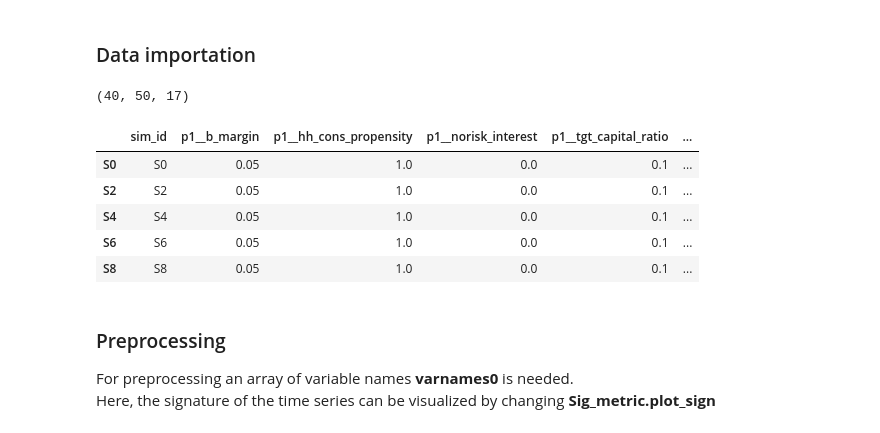
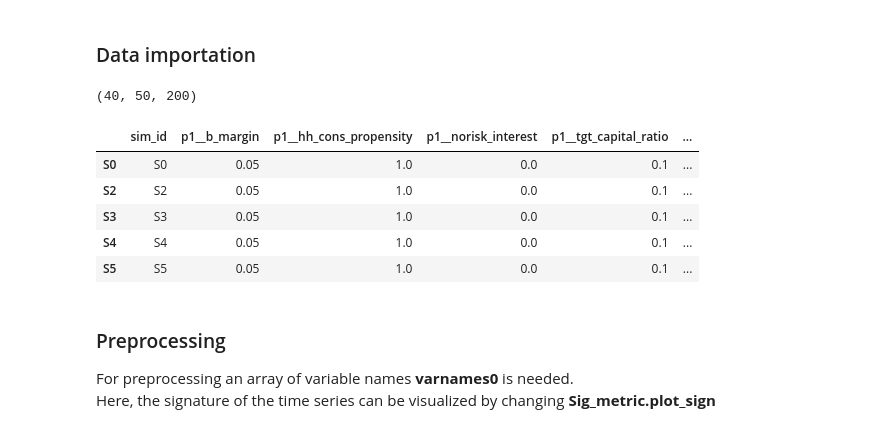
Before and after one commit to S-bazaz/tsma, a Jupyter notebook: Tutorials/tsma4_clustering_and_phase_diagram.ipynb, the cells around one changed output. Cells and saved outputs as stored; diff of their text form; code cells hidden in the pictures.

```diff
--- a/Tutorials/tsma4_clustering_and_phase_diagram.ipynb
+++ b/Tutorials/tsma4_clustering_and_phase_diagram.ipynb
@@ -180,19 +180,19 @@ args_clust = {
 # %%
 import numpy as np
 from tsma.analyses.clustering import get_data_for_clustering
 
-df_params0, outputs0, path_figures = get_data_for_clustering(m, nsim = 50, sim_id0 = 0, step = 1, t_end = 40)
+df_params0, outputs0, path_figures = get_data_for_clustering(m, nsim = 200, sim_id0 = 0, step = 1, t_end = 40)
 
 print(np.shape(outputs0))
 df_params0.head()
 # %% [output]
-(40, 50, 17)
+(40, 50, 200)
 |  | sim_id | p1__b_margin | p1__hh_cons_propensity | p1__norisk_interest | p1__tgt_capital_ratio | ... |
 | S0 | S0 | 0.05 | 1.0 | 0.0 | 0.1 | ... |
 | S2 | S2 | 0.05 | 1.0 | 0.0 | 0.1 | ... |
+| S3 | S3 | 0.05 | 1.0 | 0.0 | 0.1 | ... |
 | S4 | S4 | 0.05 | 1.0 | 0.0 | 0.1 | ... |
-| S6 | S6 | 0.05 | 1.0 | 0.0 | 0.1 | ... |
-| S8 | S8 | 0.05 | 1.0 | 0.0 | 0.1 | ... |
+| S5 | S5 | 0.05 | 1.0 | 0.0 | 0.1 | ... |
 # %% [markdown]
 ### Preprocessing
 
```
Also changed, not shown: parts of 8 cells of this notebook, 1 other file.
